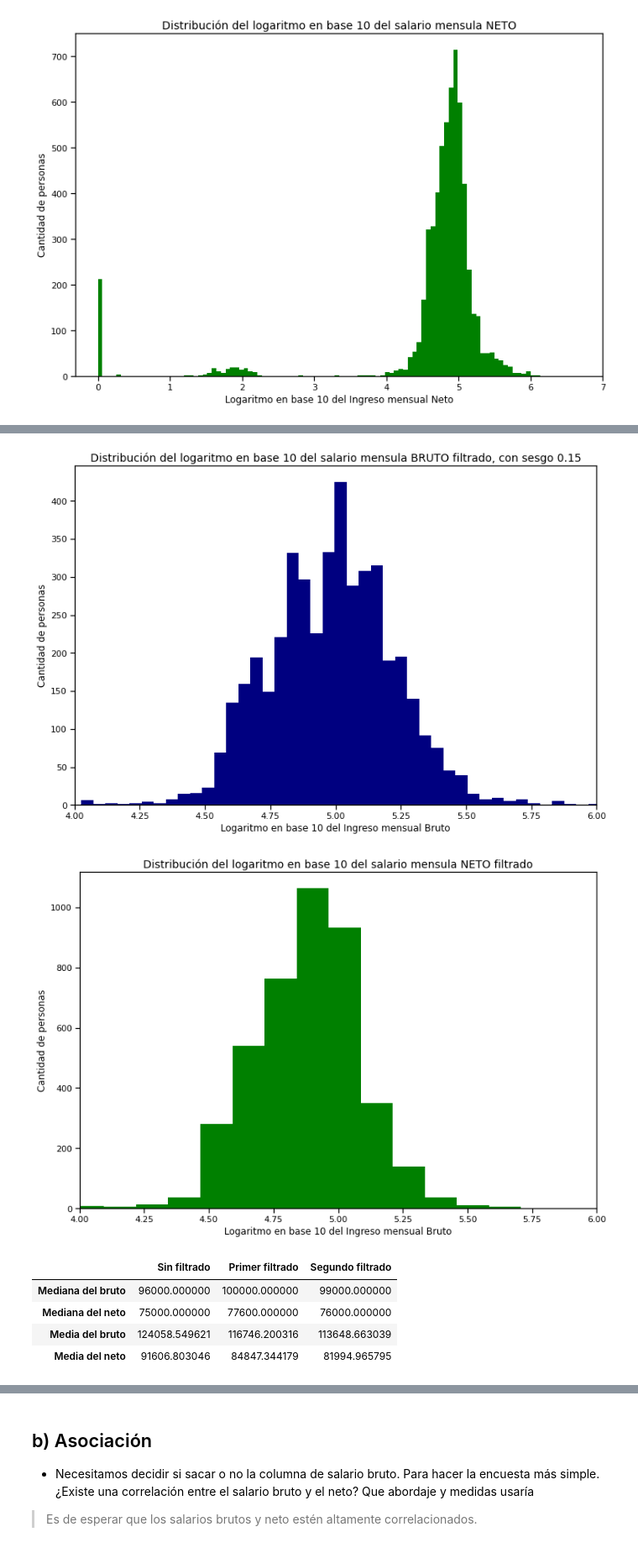
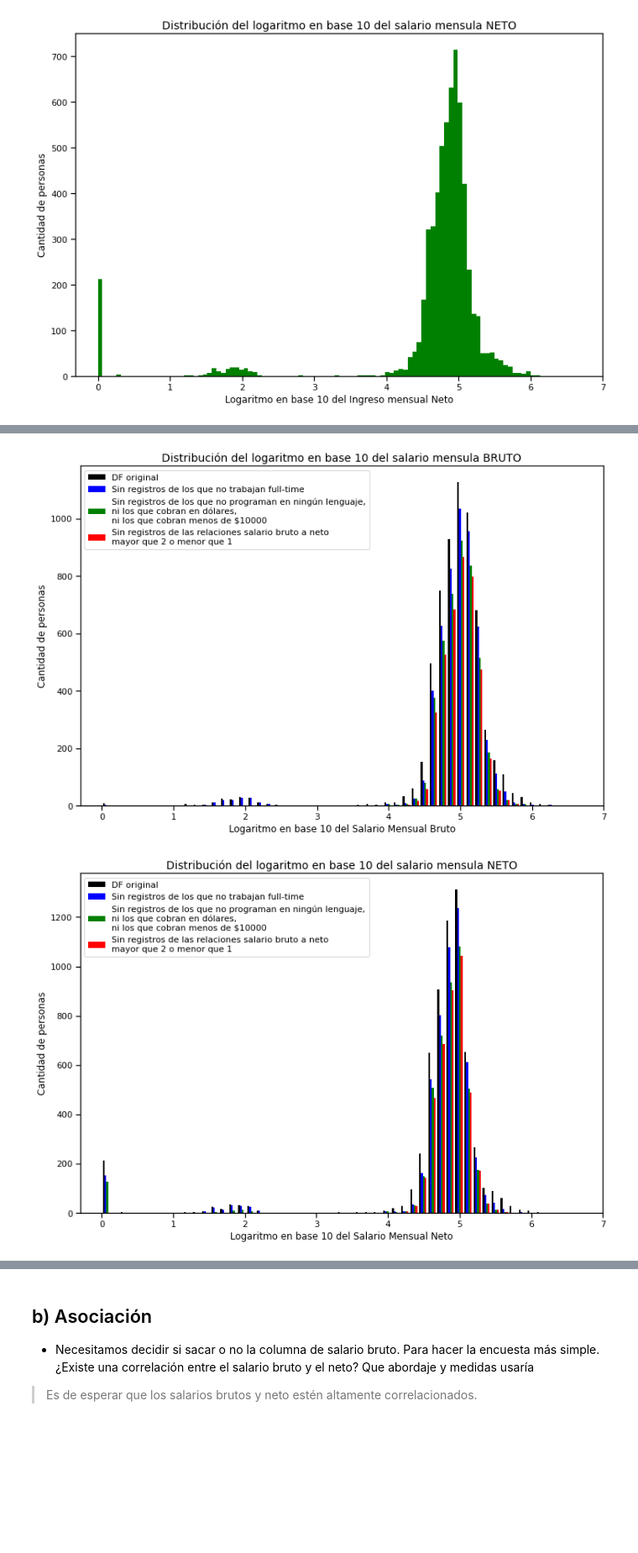
Before and after one commit to grobiglio/Diplodatos, a Jupyter notebook: 1-Analisis-y-Visualizacion/Grupo_14_Entregable_Parte_1.ipynb, the cells around one changed output, grey strips where cells are left out. Shown at 84% size. Saved outputs shown, nothing was run; the diff lists cells and outputs as text; code cells hidden in the pictures; blank space fills up the shorter version.

```diff
--- a/1-Analisis-y-Visualizacion/Grupo_14_Entregable_Parte_1.ipynb
+++ b/1-Analisis-y-Visualizacion/Grupo_14_Entregable_Parte_1.ipynb
@@ -632,17 +632,16 @@ Elija tres variables numéricas y 2 variables categóricas. Visualice la base se
 relev_cols = ["salary_monthly_BRUTO",
               "salary_monthly_NETO",
               "profile_years_experience",
-              "cured_programming_languages",
               "salary_in_usd",
               "work_contract_type",
               "profile_studies_level",
               "tools_programming_languages"]
+
 df2 = df[relev_cols]
 condicion = df2 != "Mi sueldo está dolarizado"
 df2 = df2.where(condicion, 1)
 df2.fillna(value=0, inplace=True)
 df2["rel_bruto_neto"] = df2.salary_monthly_BRUTO / (df2.salary_monthly_NETO + 1)
 df2["full_time"] = pd.get_dummies(df2.work_contract_type)["Full-Time"]
-df2['cant_lenguajes'] = df2.cured_programming_languages.apply(lambda cant: len(cant))
 df2.head()
 # %% [output]
@@ -767,39 +723,65 @@ resumen
 # %%
+# Primer filtro
+df3 = df2[df2.full_time == 1]
+
+# Segundo filtro
 df4 = df3[df3.salary_monthly_BRUTO > 10000]
 df4 = df4[df4.salary_in_usd == 0]
 df4 = df4[df4.tools_programming_languages != 'Ninguno']
 df4.drop(["salary_in_usd", "work_contract_type", "full_time"], axis=1, inplace=True)
 
-sesgo_sal_bruto = np.log10(df4.salary_monthly_BRUTO).skew()
+# Tercer filtro
+df5 = df4[df4.rel_bruto_neto > 1]
+df5 = df5[df5.rel_bruto_neto < 2]
 
+salarios_brutos_sin_filtro = np.log10(df2.salary_monthly_BRUTO)
+salarios_brutos_filtro_1 = np.log10(df3.salary_monthly_BRUTO)
+salarios_brutos_filtro_2 = np.log10(df4.salary_monthly_BRUTO)
+salarios_brutos_filtro_3 = np.log10(df5.salary_monthly_BRUTO)
+
+salarios_netos_sin_filtro = np.log10(df2.salary_monthly_NETO + 1)
+salarios_netos_filtro_1 = np.log10(df3.salary_monthly_NETO + 1)
+salarios_netos_filtro_2 = np.log10(df4.salary_monthly_NETO + 1)
+salarios_netos_filtro_3 = np.log10(df5.salary_monthly_NETO + 1)
+
+# Gráfico
+etiquetas = ['DF original',
+             'Sin registros de los que no trabajan full-time',
+             ('Sin registros de los que no programan en ningún lenguaje,\n'+
+             'ni los que cobran en dólares,\n'+
+             'ni los que cobran menos de $10000'),
+             ('Sin registros de las relaciones salario bruto a neto\n'+
+             'mayor que 2 o menor que 1')]
+colores = ['black', 'blue', 'green', 'red']
 plt.figure(figsize=(12,8))
-plt.hist(np.log10(df4.salary_monthly_BRUTO), bins=50, color='navy')
-plt.title(f'Distribución del logaritmo en base 10 del salario mensula BRUTO filtrado, con sesgo {sesgo_sal_bruto:.2f}', fontsize=14)
-plt.xlabel('Logaritmo en base 10 del Ingreso mensual Bruto')
+plt.hist([salarios_brutos_sin_filtro,
+          salarios_brutos_filtro_1,
+          salarios_brutos_filtro_2,
+          salarios_brutos_filtro_3],
+         bins=50,
+         label=etiquetas,
+         color=colores)
+plt.legend(loc='upper left')
+plt.title('Distribución del logaritmo en base 10 del salario mensula BRUTO', fontsize=14)
+plt.xlabel('Logaritmo en base 10 del Salario Mensual Bruto')
 plt.ylabel('Cantidad de personas')
-plt.xlim([4, 6])
+plt.xlim(right=7)
 plt.show()
 
 plt.figure(figsize=(12,8))
-plt.hist(np.log10(df4.salary_monthly_NETO + 1), bins=50, color='green')
-plt.title(f'Distribución del logaritmo en base 10 del salario mensula NETO filtrado', fontsize=14)
-plt.xlabel('Logaritmo en base 10 del Ingreso mensual Bruto')
+plt.hist([salarios_netos_sin_filtro,
+          salarios_netos_filtro_1,
+          salarios_netos_filtro_2,
+          salarios_netos_filtro_3],
+         bins=50,
+         label=etiquetas,
+         color=colores)
+plt.legend(loc='upper left')
+plt.title('Distribución del logaritmo en base 10 del salario mensula NETO', fontsize=14)
+plt.xlabel('Logaritmo en base 10 del Salario Mensual Neto')
 plt.ylabel('Cantidad de personas')
-plt.xlim([4, 6])
+plt.xlim(right=7)
 plt.show()
-
-resumen3 = pd.DataFrame([df4.salary_monthly_BRUTO.median(),
-                         df4.salary_monthly_NETO.median(),
-                         df4.salary_monthly_BRUTO.mean(),
-                         df4.salary_monthly_NETO.mean()], columns=['Segundo filtrado'], index=ind)
-
-resumen = pd.concat([resumen, resumen3], axis=1)
-resumen
 # %% [output]
-[figure, old version]
+[figure, new version]
-[figure, old version]
+[figure, new version]
-|  | Sin filtrado | Primer filtrado | Segundo filtrado |
-| Mediana del bruto | 96000.000000 | 100000.000000 | 99000.000000 |
-| Mediana del neto | 75000.000000 | 77600.000000 | 76000.000000 |
-| Media del bruto | 124058.549621 | 116746.200316 | 113648.663039 |
-| Media del neto | 91606.803046 | 84847.344179 | 81994.965795 |
```
Also changed, not shown: parts of 27 cells of this notebook.
